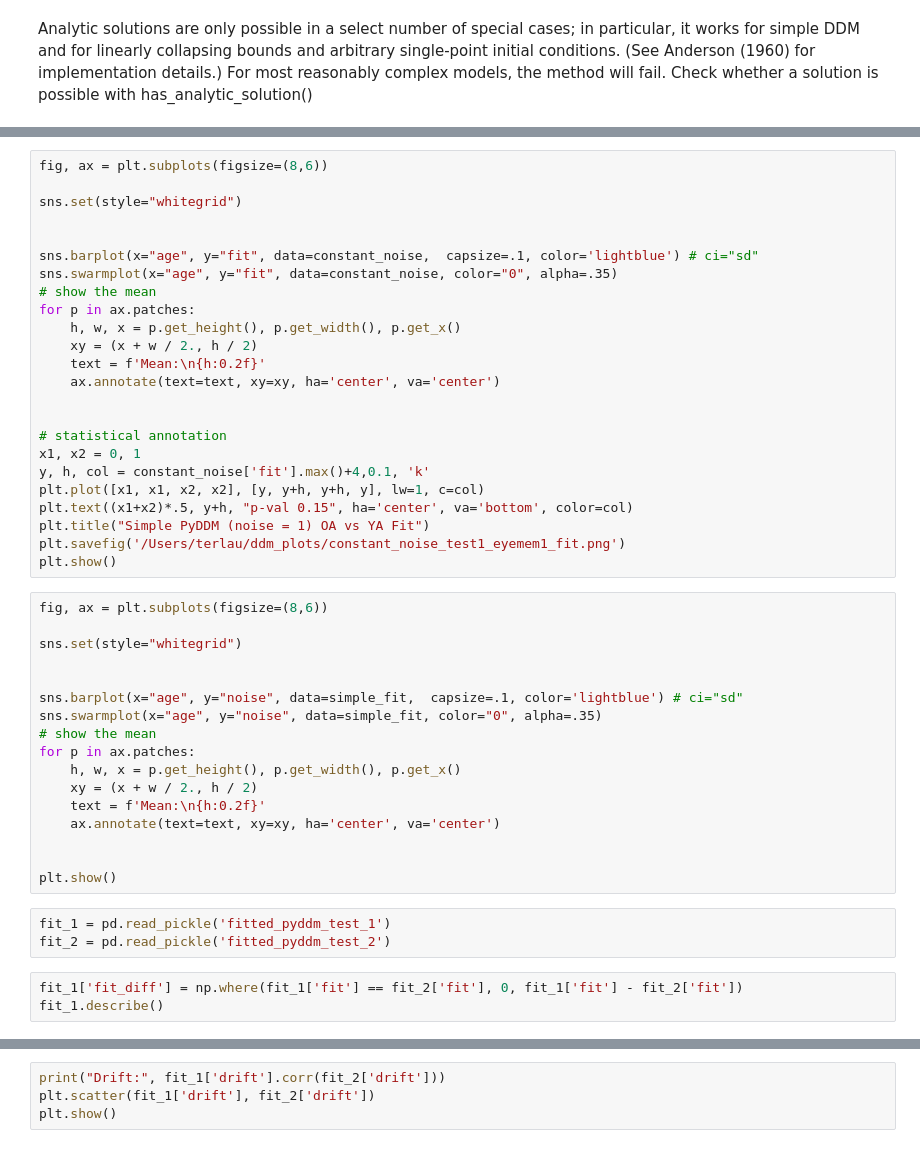
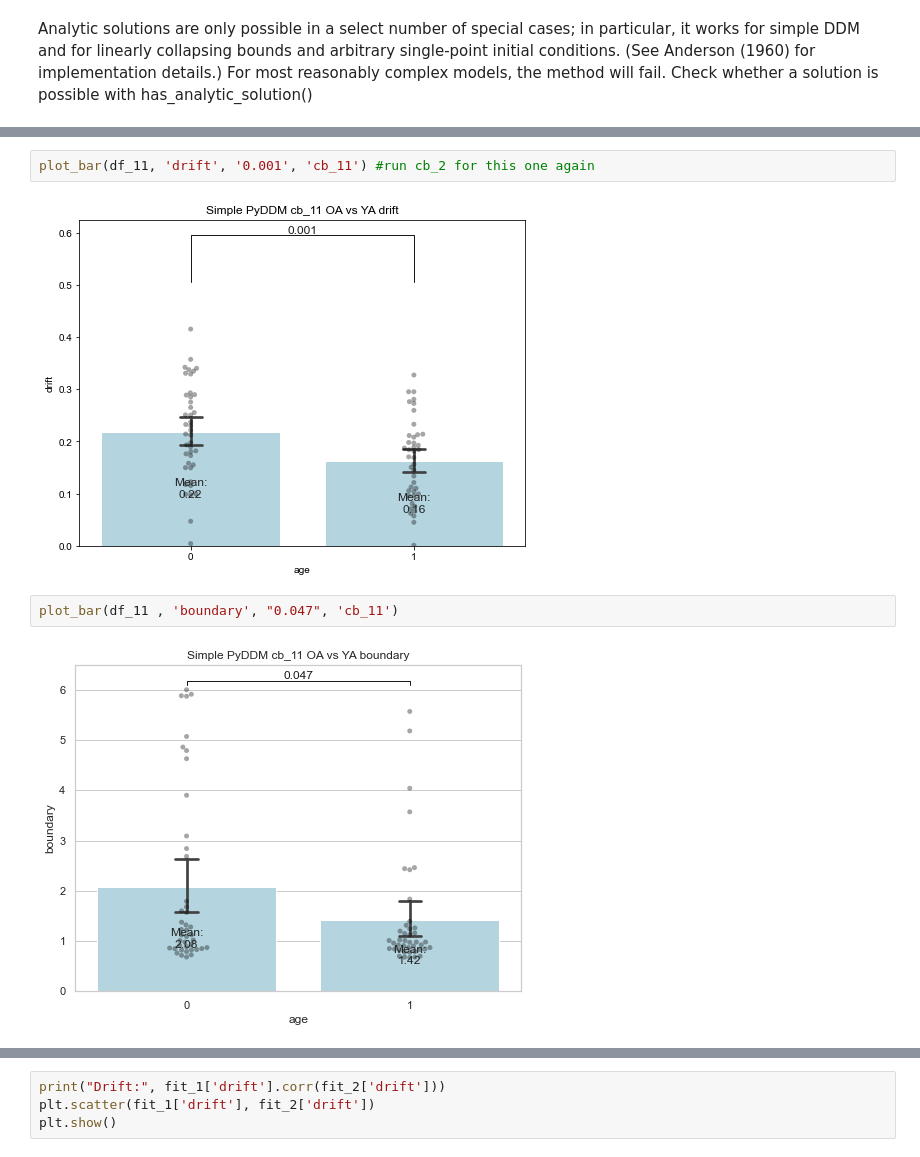
Before and after one commit to LNDG/EyeMem, a Jupyter notebook: PyDDM/PyDDM .ipynb, the cells around one changed output, grey strips where cells are left out. Drawn from its saved outputs; the diff is of its cells as text.

```diff
--- a/PyDDM/PyDDM .ipynb
+++ b/PyDDM/PyDDM .ipynb
@@ -440,47 +506,8 @@ plt.show()
-# %%
-fig, ax = plt.subplots(figsize=(8,6))
-
-sns.set(style="whitegrid")
-
-
-sns.barplot(x="age", y="fit", data=constant_noise,  capsize=.1, color='lightblue') # ci="sd"
-sns.swarmplot(x="age", y="fit", data=constant_noise, color="0", alpha=.35)
-# show the mean
-for p in ax.patches:
-    h, w, x = p.get_height(), p.get_width(), p.get_x()
-    xy = (x + w / 2., h / 2)
-    text = f'Mean:\n{h:0.2f}'
-    ax.annotate(text=text, xy=xy, ha='center', va='center')
-
-
-# statistical annotation
-x1, x2 = 0, 1
-y, h, col = constant_noise['fit'].max()+4,0.1, 'k'
-plt.plot([x1, x1, x2, x2], [y, y+h, y+h, y], lw=1, c=col)
-plt.text((x1+x2)*.5, y+h, "p-val 0.15", ha='center', va='bottom', color=col)
-plt.title("Simple PyDDM (noise = 1) OA vs YA Fit")
-plt.savefig('/Users/terlau/ddm_plots/constant_noise_test1_eyemem1_fit.png')
-plt.show()
-# %%
-fig, ax = plt.subplots(figsize=(8,6))
-
-sns.set(style="whitegrid")
-
-
-sns.barplot(x="age", y="noise", data=simple_fit,  capsize=.1, color='lightblue') # ci="sd"
-sns.swarmplot(x="age", y="noise", data=simple_fit, color="0", alpha=.35)
-# show the mean
-for p in ax.patches:
-    h, w, x = p.get_height(), p.get_width(), p.get_x()
-    xy = (x + w / 2., h / 2)
-    text = f'Mean:\n{h:0.2f}'
-    ax.annotate(text=text, xy=xy, ha='center', va='center')
-
-
-plt.show()
-# %%
-fit_1 = pd.read_pickle('fitted_pyddm_test_1')
-fit_2 = pd.read_pickle('fitted_pyddm_test_2')
-# %%
-fit_1['fit_diff'] = np.where(fit_1['fit'] == fit_2['fit'], 0, fit_1['fit'] - fit_2['fit'])
-fit_1.describe()
+# %%
+plot_bar(df_11, 'drift', '0.001', 'cb_11') #run cb_2 for this one again
+# %% [output]
+[figure, added]
+# %%
+plot_bar(df_11 , 'boundary', "0.047", 'cb_11')
+# %% [output]
+[figure, added]
```
Also changed, not shown: parts of 47 cells of this notebook, 27 other files.
